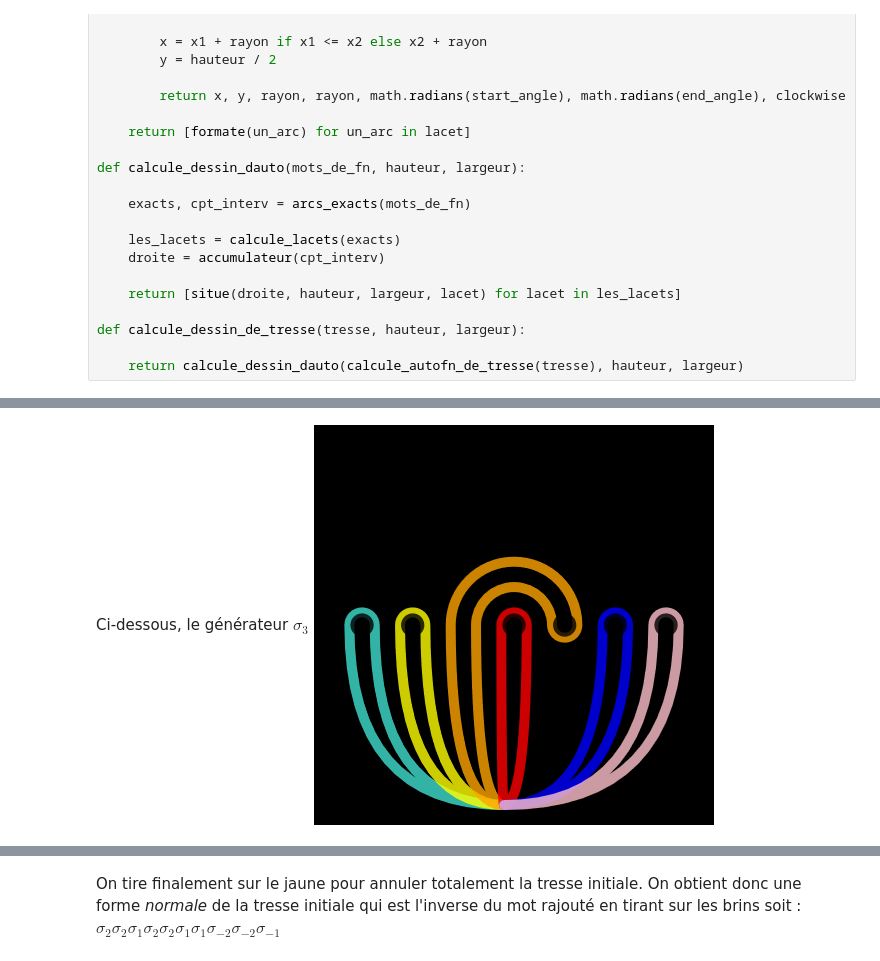
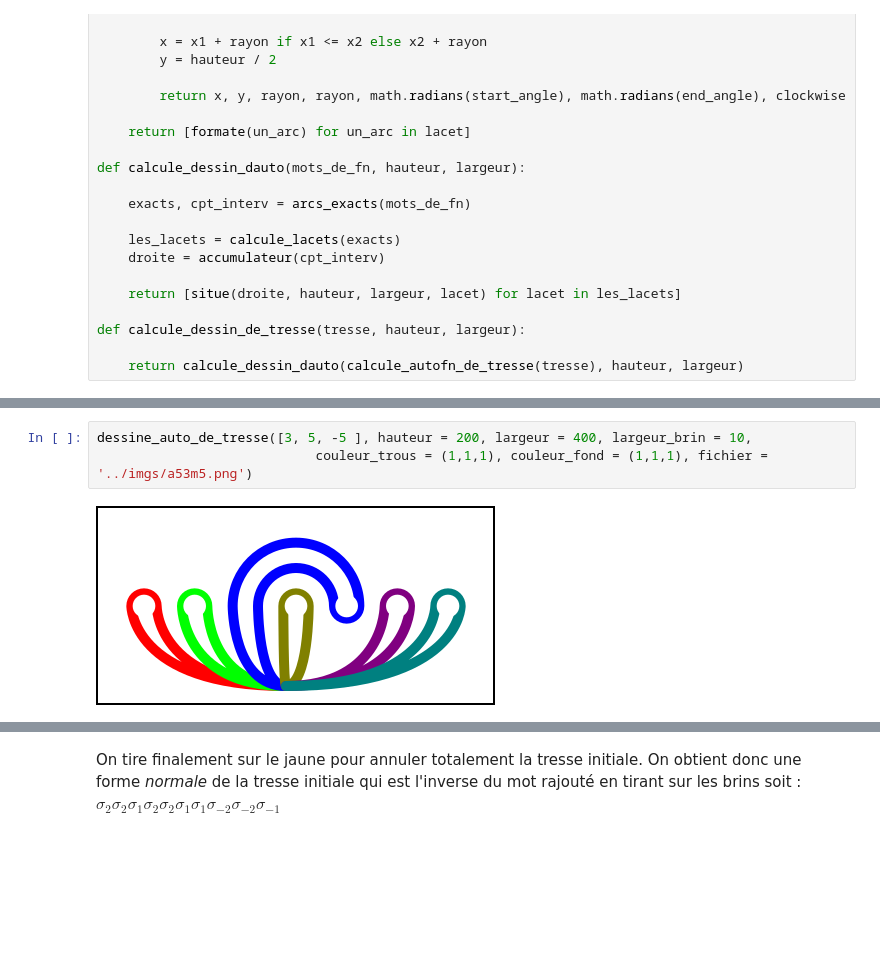
Before and after one commit to xysticus/braid-blackboard, a Jupyter notebook: ipynbks/AutoMorphCairo.ipynb, the cells around one changed output, grey strips where cells are left out. Cells and saved outputs as stored; diff of their text form; blank space fills up the shorter version.

```diff
--- a/ipynbks/AutoMorphCairo.ipynb
+++ b/ipynbks/AutoMorphCairo.ipynb
@@ -418,4 +426,6 @@ def dessine_auto_de_tresse(tresse,
-# %% [markdown]
-Ci-dessous, le générateur $\sigma_3$
-![auto_s3.png](attachment:auto_s3.png)
+# %%
+dessine_auto_de_tresse([3, 5, -5 ], hauteur = 200, largeur = 400, largeur_brin = 10,
+                            couleur_trous = (1,1,1), couleur_fond = (1,1,1), fichier = '../imgs/a53m5.png')
+# %% [output]
+[figure, added]
 # %%
```
Also changed, not shown: parts of 31 cells of this notebook, 1 other file.
